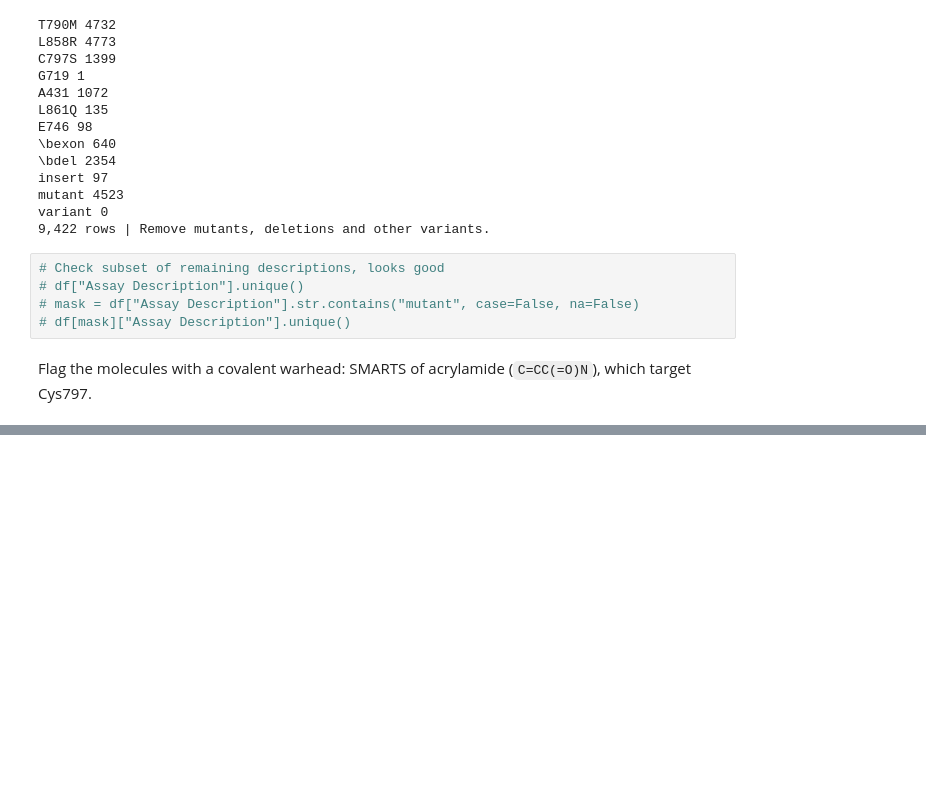
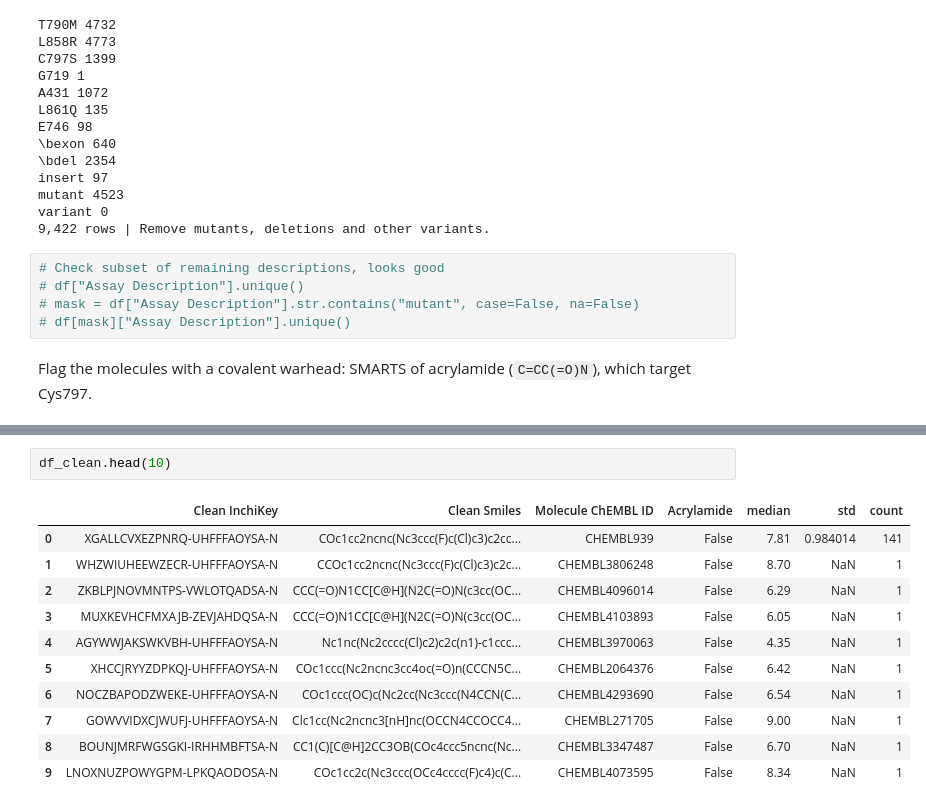
Before and after one commit to chabi-fin/EGFR-benchmark, a Jupyter notebook: notebooks/chembl_data.ipynb, the cells around one changed output, grey strips where cells are left out. Cells and saved outputs as stored; diff of their text form; blank space fills up the shorter version.

```diff
--- a/notebooks/chembl_data.ipynb
+++ b/notebooks/chembl_data.ipynb
@@ -155,0 +254,14 @@ def has_acrylamide(smi, pattern=acrylamide):
+# %%
+df_clean.head(10)
+# %% [output]
+|  | Clean InchiKey | Clean Smiles | Molecule ChEMBL ID | Acrylamide | median | std | count |
+| 0 | XGALLCVXEZPNRQ-UHFFFAOYSA-N | COc1cc2ncnc(Nc3ccc(F)c(Cl)c3)c2cc... | CHEMBL939 | False | 7.81 | 0.984014 | 141 |
+| 1 | WHZWIUHEEWZECR-UHFFFAOYSA-N | CCOc1cc2ncnc(Nc3ccc(F)c(Cl)c3)c2c... | CHEMBL3806248 | False | 8.70 | NaN | 1 |
+| 2 | ZKBLPJNOVMNTPS-VWLOTQADSA-N | CCC(=O)N1CC[C@H](N2C(=O)N(c3cc(OC... | CHEMBL4096014 | False | 6.29 | NaN | 1 |
+| 3 | MUXKEVHCFMXAJB-ZEVJAHDQSA-N | CCC(=O)N1CC[C@H](N2C(=O)N(c3cc(OC... | CHEMBL4103893 | False | 6.05 | NaN | 1 |
+| 4 | AGYWWJAKSWKVBH-UHFFFAOYSA-N | Nc1nc(Nc2cccc(Cl)c2)c2c(n1)-c1ccc... | CHEMBL3970063 | False | 4.35 | NaN | 1 |
+| 5 | XHCCJRYYZDPKQJ-UHFFFAOYSA-N | COc1ccc(Nc2ncnc3cc4oc(=O)n(CCCN5C... | CHEMBL2064376 | False | 6.42 | NaN | 1 |
+| 6 | NOCZBAPODZWEKE-UHFFFAOYSA-N | COc1ccc(OC)c(Nc2cc(Nc3ccc(N4CCN(C... | CHEMBL4293690 | False | 6.54 | NaN | 1 |
+| 7 | GOWVVIDXCJWUFJ-UHFFFAOYSA-N | Clc1cc(Nc2ncnc3[nH]nc(OCCN4CCOCC4... | CHEMBL271705 | False | 9.00 | NaN | 1 |
+| 8 | BOUNJMRFWGSGKI-IRHHMBFTSA-N | CC1(C)[C@H]2CC3OB(COc4ccc5ncnc(Nc... | CHEMBL3347487 | False | 6.70 | NaN | 1 |
+| 9 | LNOXNUZPOWYGPM-LPKQAODOSA-N | COc1cc2c(Nc3ccc(OCc4cccc(F)c4)c(C... | CHEMBL4073595 | False | 8.34 | NaN | 1 |
```
Also changed, not shown: parts of 13 cells of this notebook, 4 other files.
